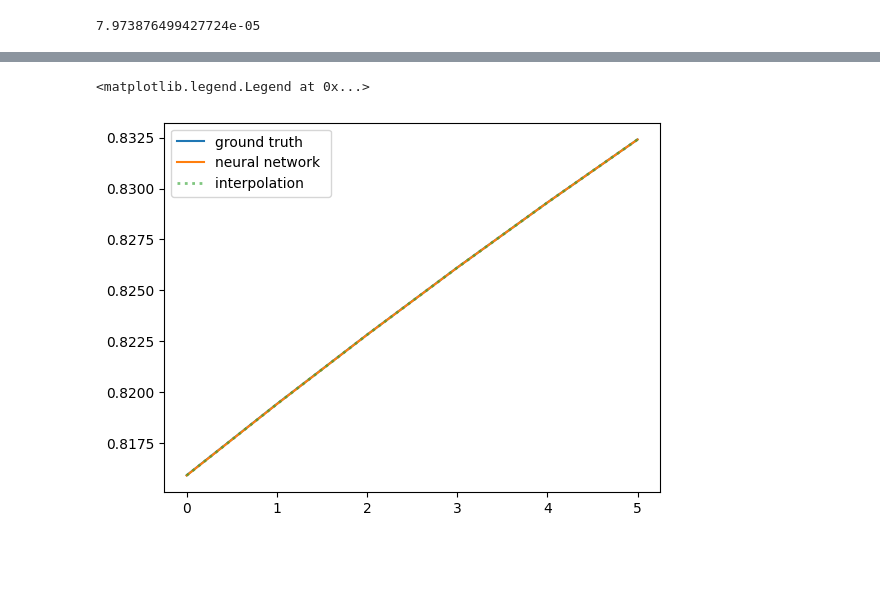
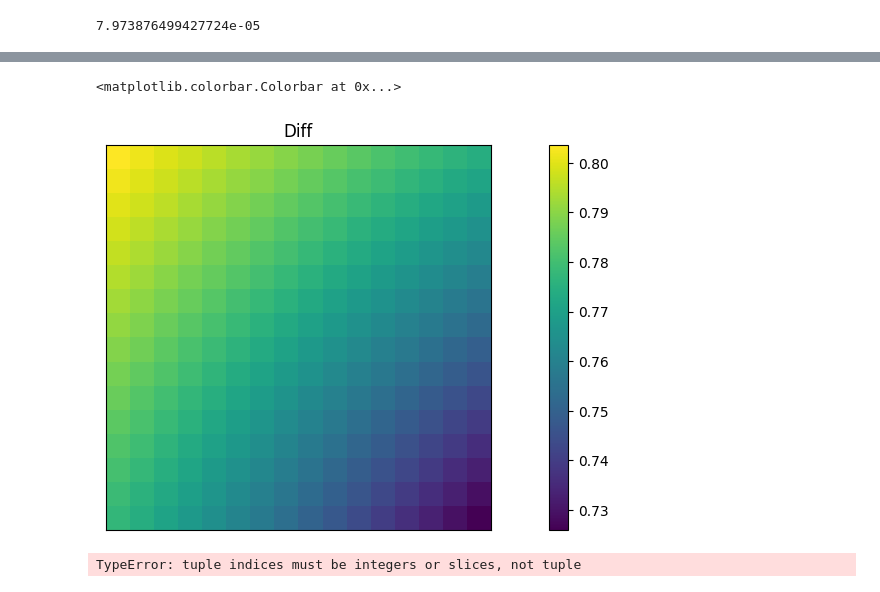
Before and after one commit to ThomasHelfer/TorchGRTL, a Jupyter notebook: notebook.ipynb, the cells around one changed output, grey strips where cells are left out. Drawn from its saved outputs; the diff is of its cells as text; code cells hidden in the pictures; blank space fills up the shorter version.

```diff
--- a/notebook.ipynb
+++ b/notebook.ipynb
@@ -110,11 +115,11 @@ if small_data:
     dataX = dataX[:, :, :, :, :25]
 else:
     # Instantiate the model
-    factor = 2  # how much refinement
-    res_level = 9
+    factor = 4  # how much refinement
+    res_level = 6
     scaling_factor = 0.001
     downsample = 1
-    filenamesX = f"/home/thelfer1/scr4_tedwar42/thelfer1/high_end_data/outputXdata_level{res_level}_step*.dat"
+    filenamesX = f"outputXdata_level6_step001*.dat"  # "/home/thelfer1/scr4_tedwar42/thelfer1/high_end_data/outputXdata_level{res_level}_step*.dat"
 
     num_vars = 25
     dataX = get_box_format(filenamesX, num_vars)
@@ -420,15 +486,53 @@ plt.colorbar()
+# %%
+if factor == downsample:
+    box = 0
+    channel = 0
+    slice = 2
+    fig = plt.figure(figsize=(15, 5))
+
+    # Plot ground truth
+    plt.title("Diff")
+    im0 = plt.imshow(
+        y_batch[box, channel, :, :, slice].cpu().detach().numpy()
+        - y_interpolated[box, channel, :, :, slice].cpu().detach().numpy(),
+        # vmin=-1e-7,
+        # vmax=1e-7,
+        cmap="viridis",
+    )
+    plt.xticks([])
+    plt.yticks([])
+
+    plt.colorbar()
+# %%
+fig = plt.figure(figsize=(15, 5))
+
+# Plot ground truth
+plt.title("Diff")
+im0 = plt.imshow(
+    X_batch[box, channel, :, :, slice].cpu().detach().numpy(),
+    # vmin=min_val,
+    # vmax=max_val,
+    cmap="viridis",
+)
+plt.xticks([])
+plt.yticks([])
+plt.colorbar()
+# %% [output]
+<matplotlib.colorbar.Colorbar at 0x...>
+[figure, added]
 # %%
 box = 0
 channel = 0
 slice = 5
 
-net.eval()
-y_pred = net(X_batch.detach())
+# net.eval()
+# y_pred, y_interpolated = net(X_batch.detach())
 
-plt.plot(
-    y_batch[box, channel, :, slice, slice].detach().cpu().numpy(),
-    label="ground truth",
-)
+if downsample == factor:
+    plt.plot(
+        y_batch[box, channel, :, slice, slice].detach().cpu().numpy(),
+        label="ground truth",
+    )
 plt.plot(
     y_pred[box, channel, :, slice, slice].detach().cpu().numpy(),
     label="neural network ",
@@ -443,8 +547,7 @@ plt.plot(
 # plt.yscale("log")
 plt.legend()
 # %% [output]
-<matplotlib.legend.Legend at 0x...>
+TypeError: tuple indices must be integers or slices, not tuple
-[figure, removed]
 # %%
 box = 0
 channel = 0
```
Also changed, not shown: parts of 16 cells of this notebook.
